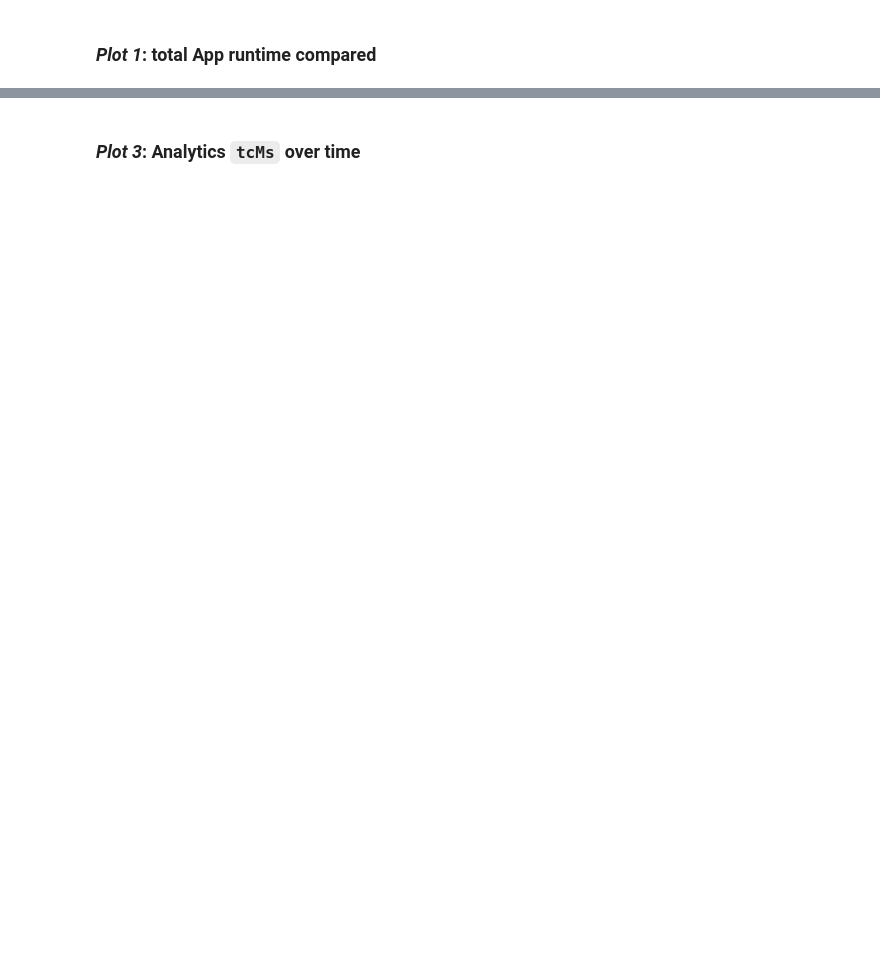
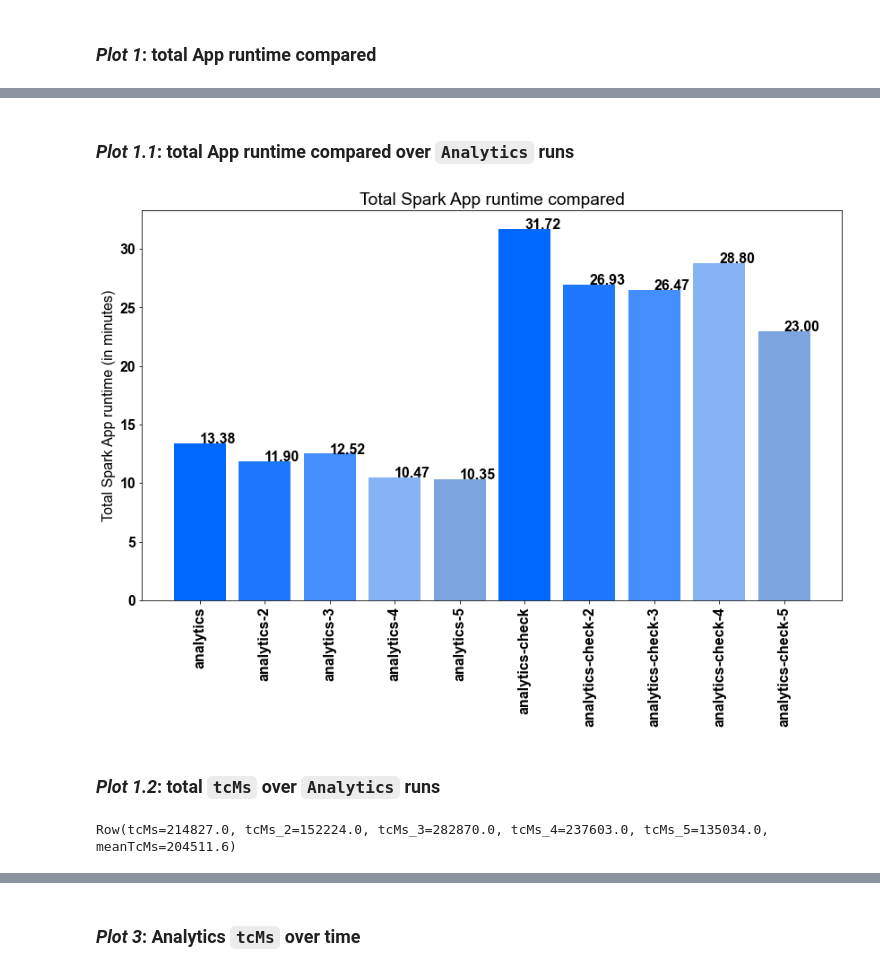
Before and after one commit to felidsche/enel-experiments, a Jupyter notebook: evaluation/gbt_analytics_cluster_experiments-large.ipynb, the cells around one changed output, grey strips where cells are left out. Cells and saved outputs as stored; diff of their text form; code cells hidden in the pictures; blank space fills up the shorter version.

```diff
--- a/evaluation/gbt_analytics_cluster_experiments-large.ipynb
+++ b/evaluation/gbt_analytics_cluster_experiments-large.ipynb
@@ -172,7 +177,9 @@ for key, value in analytics_check_df_runs.items():
         df.columns[8],  # numKilledTasks
         df.columns[13],  # taskAttempt
         df.columns[14],  # taskDuration
-        df.columns[16]  # tcMs
+        df.columns[16],  # tcMs
+        df.columns[17],  # (Stage)submissionTime (for duration)
+        df.columns[19]  # (Stage)completionTime (for duration)
     ]
 
     analytics_check_df = analytics_check_df.join(
@@ -182,6 +189,7 @@ for key, value in analytics_check_df_runs.items():
     )
 
 
+
 rows_after_join = analytics_check_df.count()
 print(f"rows_after_join: {rows_after_join}")
 
@@ -393,0 +459,52 @@ analytics_tcMs_sum_seconds
+# %% [markdown]
+### *Plot 1.1*: total App runtime compared over `Analytics` runs
+# %%
+import matplotlib.pyplot as plt
+from matplotlib.pyplot import figure
+
+font = {'family' : 'arial',
+        'weight' : 'bold',
+        'size'   : 16}
+
+plt.rc('font', **font)
+
+
+labels = ['analytics', 'analytics-2', 'analytics-3', 'analytics-4', 'analytics-5', 'analytics-check', 'analytics-check-2', 'analytics-check-3', 'analytics-check-4', 'analytics-check-5']
+
+# list index indicates run sequence
+analytics_runtime_list = []
+analytics_check_runtime_list = []
+for i, j in zip(analytics_runtime, analytics_check_runtime):
+    analytics_runtime_list.append(i / 60)
+    analytics_check_runtime_list.append(j / 60)
+
+
+runtimes = analytics_runtime_list + analytics_check_runtime_list
+
+fig, ax = plt.subplots()
+fig.set_size_inches(14, 8)
+
+ax.bar(labels, runtimes, label='App runtime (in minutes)', color=["#0067ff", "#1e78fd", "#448ffd", "#86b3f5", "#7ca4de"])
+
+# annotate the values to the bars
+for i,j in zip(labels,runtimes):
+    ax.annotate(str(format(j, '.2f')),xy=(i,j))
+
+ax.set_ylabel('Total Spark App runtime (in minutes)')
+ax.set_title('Total Spark App runtime compared')
+ax.set_xticklabels(labels, rotation = 90)
+
+plt.show()
+# %% [output]
+[figure, added]
+# %% [markdown]
+### *Plot 1.2*: total `tcMs`  over `Analytics` runs
+# %%
+analytics_check_tcMs = analytics_check_df.filter(
+    (~F.isnan(F.col("tcMs"))) &
+    (~F.isnan(F.col("meanTcMs")))
+).select("tcMs", "tcMs_2", "tcMs_3", "tcMs_4", "tcMs_5", "meanTcMs").distinct().collect()[0]  # in ms
+
+print(analytics_check_tcMs)
+# %% [output]
+Row(tcMs=214827.0, tcMs_2=152224.0, tcMs_3=282870.0, tcMs_4=237603.0, tcMs_5=135034.0, meanTcMs=204511.6)
```
Also changed, not shown: parts of 31 cells of this notebook, 8 other files.
